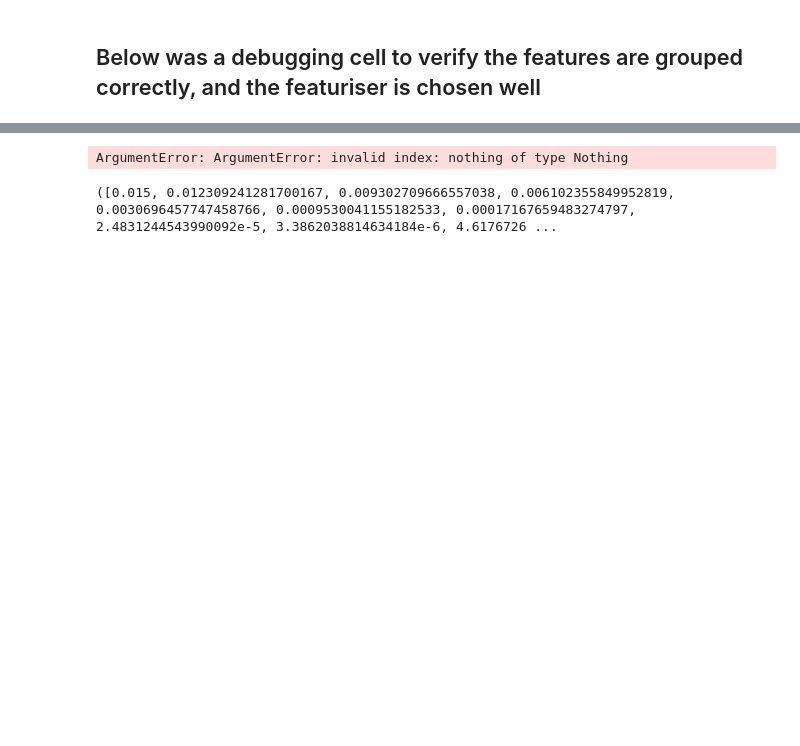
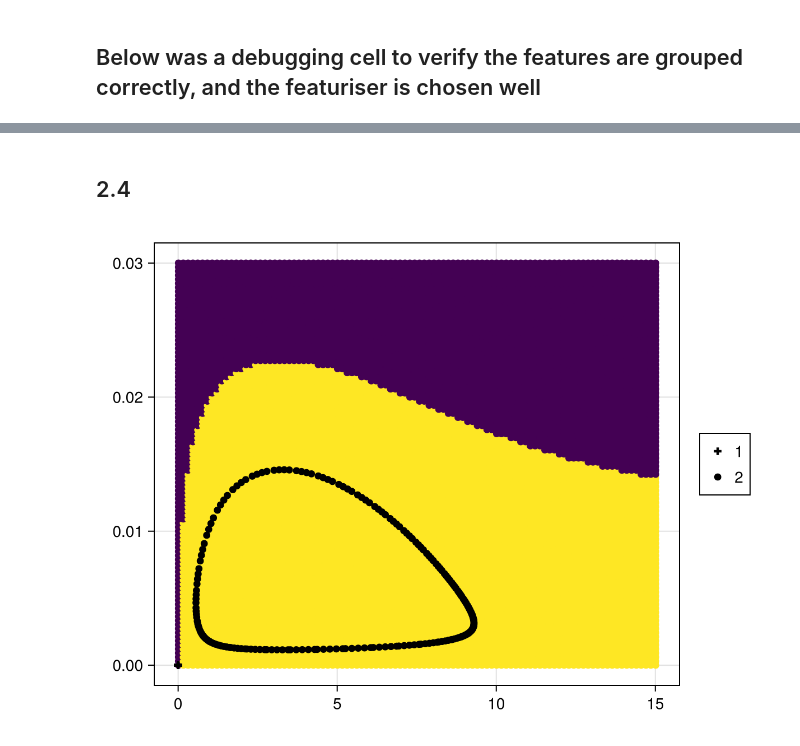
Before and after one commit to SCWalker22/MTH3039, a Jupyter notebook: CW1.ipynb, the cells around one changed output, grey strips where cells are left out. Cells and saved outputs as stored; diff of their text form; code cells hidden in the pictures; blank space fills up the shorter version.

```diff
--- a/CW1.ipynb
+++ b/CW1.ipynb
@@ -251,16 +206,3 @@ fig
 [figure]
 # %% [markdown]
 ## The period here is roughly 6 seconds, as reflected in the roughly 6 second return time
-# %%
-function NP_DS(u, p, t)
-    N, P = u
-    r, δ = p
-    c, μ, ν, α, β, χ = 0.19, 0.03, 0.003, 800, 1.5, 0.004
-
-    s = α*N*P/(β + N)
-
-    dN = r*N* (1 - (c/r)*N) * ((N - μ)/(N + ν)) - s
-    dP = χ*s - δ*P
-
-    return SVector(dN, dP)
-end
@@ -350,18 +239,0 @@ fg1 (generic function with 1 method)
-# %%
-function fg2(ds, featuriser, r, ics; Ttr, Dt, T)
-    featrues = []
-    for point in ics
-        u0 = collect(point)
-        X, t = trajectory(ds, T, u0; Ttr, Dt)
-        feature = featuriser(X)
-        push!(features, feature)
-    end
-    groups = simple_grouping(features, r)
-    group_init_conds = []
-    for i in length(groups)
-        println("hi")
-        index = findfirst(==(i), groups)
-        push!(group_init_conds, collect(ics[index]))
-    end
-    return (groups, group_init_conds)
-end
@@ -393,14 +290,21 @@ fig
+# %% [markdown]
+## 2.4
 # %%
 density = 100
 Ng = range(0, 15; length = density) .+ 0.01
 Pg = range(0, 30e-3; length = density) .+ 1e-6
 points = vec([(n, p) for n in Ng, p in Pg])
 ds = CoupledODEs(NP_DS, [Ng[1], Pg[1]], [2, 2.2])
-groups, group_init_points = fg2(ds, featuriser, 4, points; Ttr = 400, Dt = 0.2, T=40)
+groups, group_trajs, boa_fractions = fg2(ds, featuriser, 4, points; Ttr = 400, Dt = 0.2, T=40)
 fig = Figure()
 ax = Axis(fig[1, 1])
 scatter!(ax, points, color=groups)
-# scatter!(ax,group_init_points, color="black")
+graphs = []
+markers = [:cross, :circle]
+for (i, traj) in enumerate(group_trajs)
+    push!(graphs, scatter!(ax, traj, color = :black, marker = markers[i]))
+end
+Legend(fig[1, 2], graphs, ["1", "2"])#boa_fractions
 fig
 # %% [output]
-ArgumentError: ArgumentError: invalid index: nothing of type Nothing
+[figure, added]
@@ -416,6 +310,0 @@ end
-# %%
-ds = CoupledODEs(NP_DS, [0.01, 1e-6], [2, 2.2])
-X, t = trajectory(ds, 40, [0.015, 31e-6])
-N, p = columns(X)
-# %% [output]
-([0.015, 0.012309241281700167, 0.009302709666557038, 0.006102355849952819, 0.0030696457747458766, 0.0009530041155182533, 0.00017167659483274797, 2.4831244543990092e-5, 3.3862038814634184e-6, 4.6176726 ...
```
Also changed, not shown: parts of 30 cells of this notebook, 2 other files.
